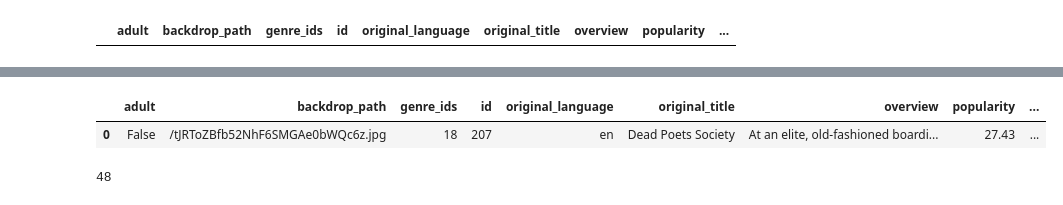
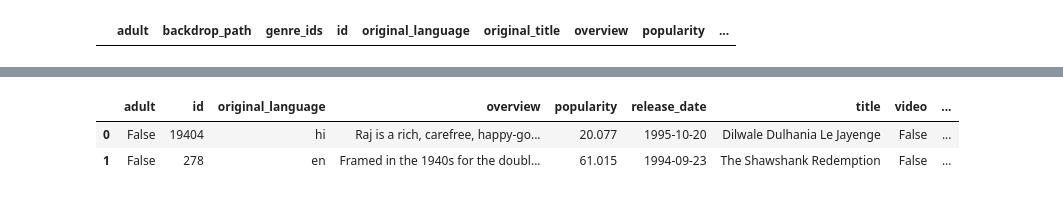
Before and after one commit to divyakumar95/ProgrammingDA_CA, a Jupyter notebook: Prog_Da_CA02.ipynb, the cells around one changed output, grey strips where cells are left out. Cells and saved outputs as stored; diff of their text form; code cells hidden in the pictures.

Commit message:
Fixed list inside dataframe to new columns

```diff
--- a/Prog_Da_CA02.ipynb
+++ b/Prog_Da_CA02.ipynb
@@ -66,0 +112,3 @@ memory usage: 43.9+ KB
+# %%
+genre_df = genre_df.fillna(0)
+genre_df.head()
@@ -66,0 +122,5 @@ memory usage: 43.9+ KB
+# %%
+data = pd.concat([data,genre_df],axis=1)
+# %%
+data = data.drop(['backdrop_path','genre_ids','poster_path','original_title'],axis=1)
+data.head()
@@ -67,5 +134,8 @@ memory usage: 43.9+ KB
+# %%
+data['release_date'] = pd.to_datetime(data["release_date"])
 # %%
-data.head()
+data.head(2)
 # %% [output]
-|  | adult | backdrop_path | genre_ids | id | original_language | original_title | overview | popularity | ... |
-| 0 | False | /tJRToZBfb52NhF6SMGAe0bWQc6z.jpg | 18 | 207 | en | Dead Poets Society | At an elite, old-fashioned boardi... | 27.43 | ... |
+|  | adult | id | original_language | overview | popularity | release_date | title | video | ... |
+| 0 | False | 19404 | hi | Raj is a rich, carefree, happy-go... | 20.077 | 1995-10-20 | Dilwale Dulhania Le Jayenge | False | ... |
+| 1 | False | 278 | en | Framed in the 1940s for the doubl... | 61.015 | 1994-09-23 | The Shawshank Redemption | False | ... |
@@ -88,4 +141,0 @@ result.head()
-# %%
-len(result)
-# %% [output]
-48
```
Also changed, not shown: parts of 25 cells of this notebook.
